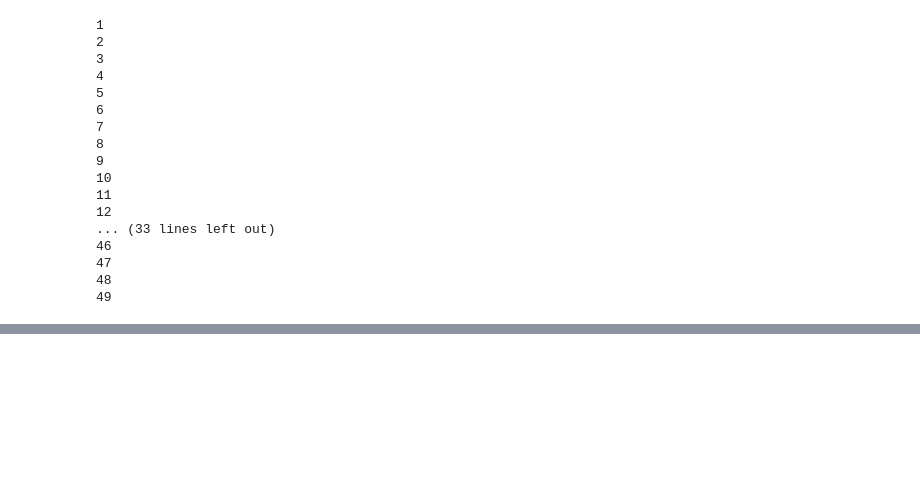
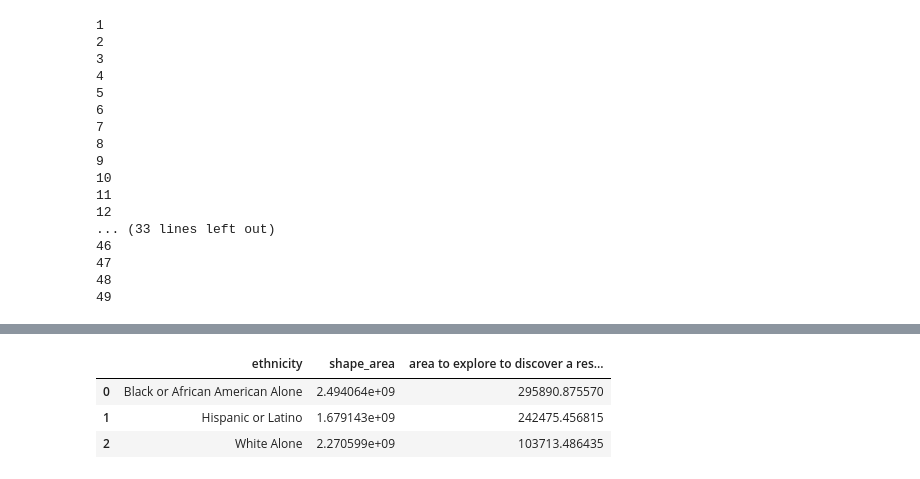
Before and after one commit to MNabegh/ADAknow, a Jupyter notebook: Ethnicity Study.ipynb, the cells around one changed output, grey strips where cells are left out. Drawn from its saved outputs; the diff is of its cells as text; code cells hidden in the pictures; blank space fills up the shorter version.

```diff
--- a/Ethnicity Study.ipynb
+++ b/Ethnicity Study.ipynb
@@ -223,0 +309,7 @@ chicago_map
+# %%
+zipchic
+# %% [output]
+|  | ethnicity | shape_area | area to explore to discover a res... |
+| 0 | Black or African American Alone | 2.494064e+09 | 295890.875570 |
+| 1 | Hispanic or Latino | 1.679143e+09 | 242475.456815 |
+| 2 | White Alone | 2.270599e+09 | 103713.486435 |
```
Also changed, not shown: parts of 18 cells of this notebook.
